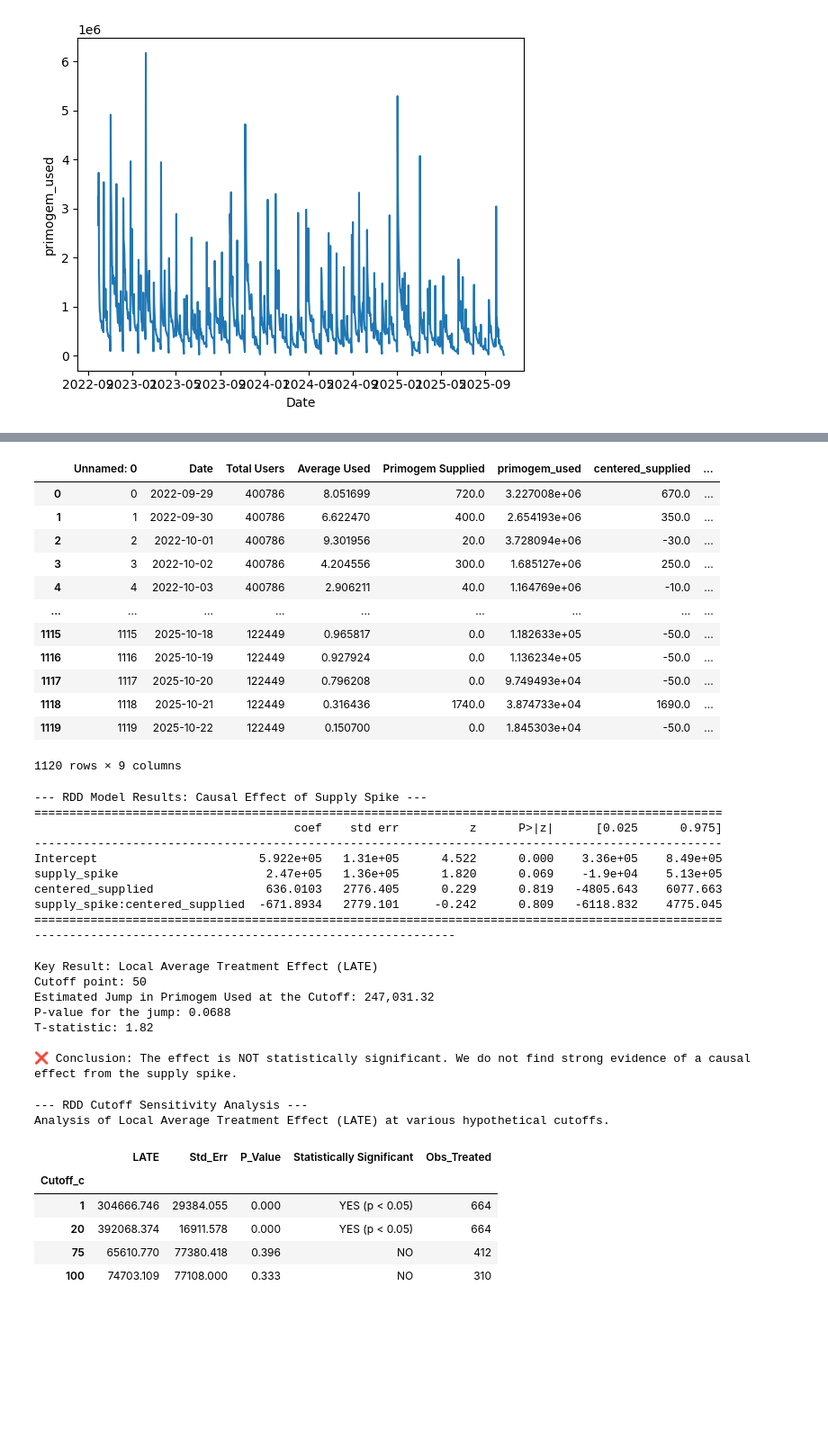
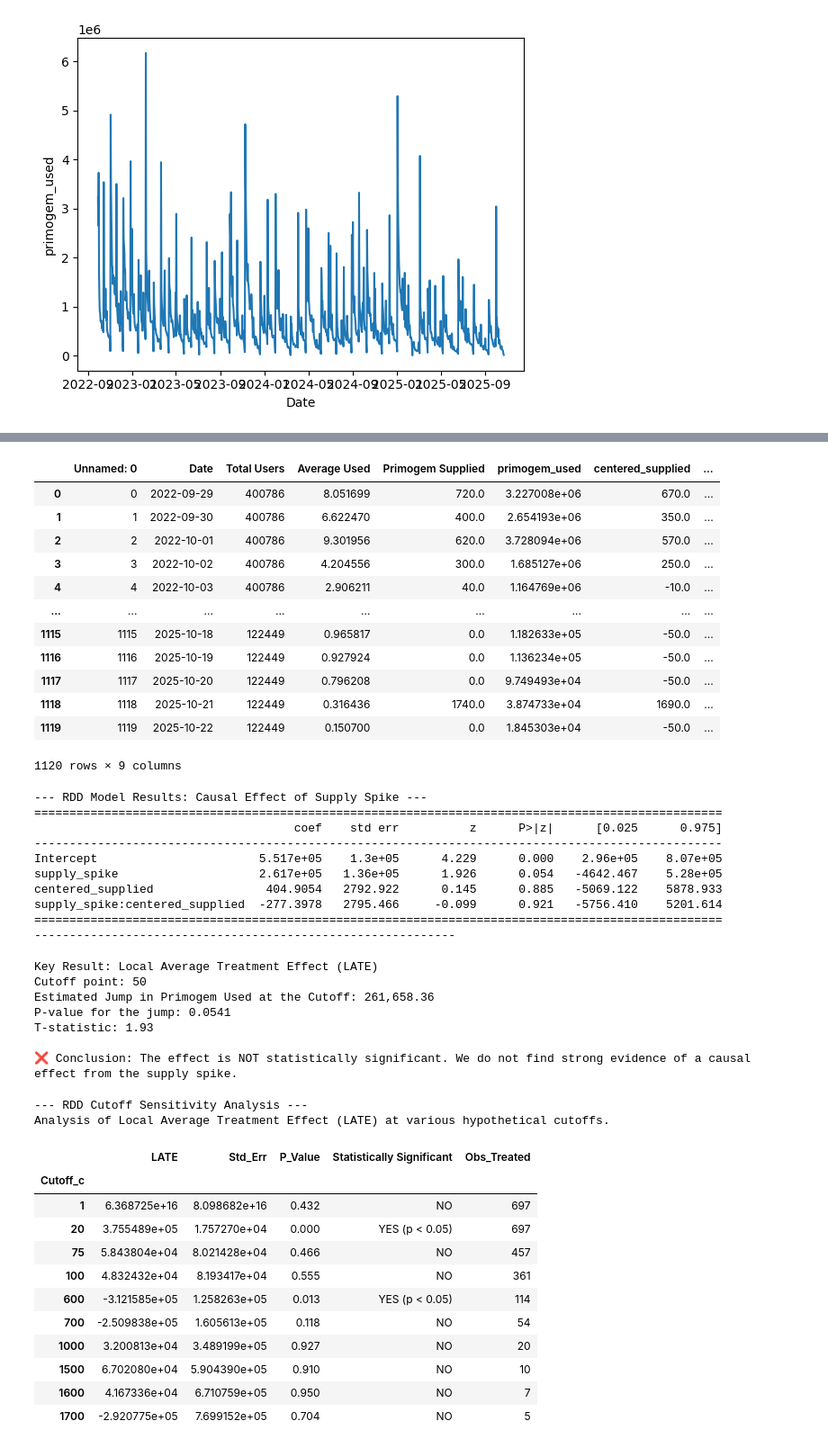
Before and after one commit to BSDSBA-JF/genshin_nx, a Jupyter notebook: 04_regression_discontinuity_design.ipynb, the cells around one changed output, grey strips where cells are left out. Shown at 90% size. Cells and saved outputs as stored; diff of their text form; code cells hidden in the pictures; blank space fills up the shorter version.

```diff
--- a/04_regression_discontinuity_design.ipynb
+++ b/04_regression_discontinuity_design.ipynb
@@ -15,6 +15,14 @@ sns.histplot(p_market['Primogem Supplied'])
 CUTOFF_C = 50
 
 p_market["Date"]= pd.to_datetime(p_market["Date"])
+
+# Add 600 primogems if 1st or 16th of the monthx
+p_market['Primogem Supplied'] = p_market['Primogem Supplied'] + np.where(
+    p_market['Date'].dt.day.isin([1, 16]),
+    600,
+    0
+)
+
 
 p_market['primogem_used'] = p_market['Primogem Used']
 p_market.drop(columns="Primogem Used",inplace = True)
@@ -59,7 +67,7 @@ p_market
 |  | Unnamed: 0 | Date | Total Users | Average Used | Primogem Supplied | primogem_used | centered_supplied | ... |
 | 0 | 0 | 2022-09-29 | 400786 | 8.051699 | 720.0 | 3.227008e+06 | 670.0 | ... |
 | 1 | 1 | 2022-09-30 | 400786 | 6.622470 | 400.0 | 2.654193e+06 | 350.0 | ... |
-| 2 | 2 | 2022-10-01 | 400786 | 9.301956 | 20.0 | 3.728094e+06 | -30.0 | ... |
+| 2 | 2 | 2022-10-01 | 400786 | 9.301956 | 620.0 | 3.728094e+06 | 570.0 | ... |
 | 3 | 3 | 2022-10-02 | 400786 | 4.204556 | 300.0 | 1.685127e+06 | 250.0 | ... |
 | 4 | 4 | 2022-10-03 | 400786 | 2.906211 | 40.0 | 1.164769e+06 | -10.0 | ... |
 | ... | ... | ... | ... | ... | ... | ... | ... | ... |
@@ -84,10 +92,10 @@ print("-" * 60)
 ==================================================================================================
                                      coef    std err          z      P>|z|      [0.025      0.975]
 --------------------------------------------------------------------------------------------------
-Intercept                       5.922e+05   1.31e+05      4.522      0.000    3.36e+05    8.49e+05
-supply_spike                     2.47e+05   1.36e+05      1.820      0.069    -1.9e+04    5.13e+05
-centered_supplied                636.0103   2776.405      0.229      0.819   -4805.643    6077.663
-supply_spike:centered_supplied  -671.8934   2779.101     -0.242      0.809   -6118.832    4775.045
+Intercept                       5.517e+05    1.3e+05      4.229      0.000    2.96e+05    8.07e+05
+supply_spike                    2.617e+05   1.36e+05      1.926      0.054   -4642.467    5.28e+05
+centered_supplied                404.9054   2792.922      0.145      0.885   -5069.122    5878.933
+supply_spike:centered_supplied  -277.3978   2795.466     -0.099      0.921   -5756.410    5201.614
 ==================================================================================================
 ------------------------------------------------------------
 # %%
@@ -109,9 +117,9 @@ else:
 # %% [output]
 Key Result: Local Average Treatment Effect (LATE)
 Cutoff point: 50
-Estimated Jump in Primogem Used at the Cutoff: 247,031.32
-P-value for the jump: 0.0688
-T-statistic: 1.82
+Estimated Jump in Primogem Used at the Cutoff: 261,658.36
+P-value for the jump: 0.0541
+T-statistic: 1.93
 
 ❌ Conclusion: The effect is NOT statistically significant. We do not find strong evidence of a causal effect from the supply spike.
 # %%
@@ -164,41 +172,47 @@ def run_rdd_at_cutoff(df, cutoff_value):
         }
 
 
-TEST_CUTOFFS = [1, 20, 75, 100]
+TEST_CUTOFFS = [1, 20, 75, 100, 600, 700, 1000, 1500, 1600, 1700]
 # --- 3. Loop Through Cutoffs and Collect Results ---
 results = []
 for cutoff in TEST_CUTOFFS:
     # Make a copy of the dataframe to avoid modifying the original in the loop
     temp_df = p_market.copy()
 
     # Run the RDD
     result_dict = run_rdd_at_cutoff(temp_df, cutoff)
 
     # Store the results with the cutoff value
     result_dict['Cutoff_c'] = cutoff
     results.append(result_dict)
 
 
 # --- 4. Display Results ---
 sensitivity_df = pd.DataFrame(results)
 
 # Create a column for significance
 sensitivity_df['Statistically Significant'] = np.where(sensitivity_df['P_Value'] < 0.05, 'YES (p < 0.05)', 'NO')
 
 print("\n--- RDD Cutoff Sensitivity Analysis ---")
 print("Analysis of Local Average Treatment Effect (LATE) at various hypothetical cutoffs.")
 
 # Format the output table for readability
 sensitivity_df = sensitivity_df.set_index('Cutoff_c')
 sensitivity_df[['LATE', 'Std_Err', 'P_Value', 'Obs_Treated']] = sensitivity_df[['LATE', 'Std_Err', 'P_Value', 'Obs_Treated']].round(3)
 
 sensitivity_df[['LATE', 'Std_Err', 'P_Value', 'Statistically Significant', 'Obs_Treated']]
 # %% [output]
 --- RDD Cutoff Sensitivity Analysis ---
 Analysis of Local Average Treatment Effect (LATE) at various hypothetical cutoffs.
 |  | LATE | Std_Err | P_Value | Statistically Significant | Obs_Treated |
 | Cutoff_c |  |  |  |  |  |
-| 1 | 304666.746 | 29384.055 | 0.000 | YES (p < 0.05) | 664 |
-| 20 | 392068.374 | 16911.578 | 0.000 | YES (p < 0.05) | 664 |
-| 75 | 65610.770 | 77380.418 | 0.396 | NO | 412 |
-| 100 | 74703.109 | 77108.000 | 0.333 | NO | 310 |
+| 1 | 6.368725e+16 | 8.098682e+16 | 0.432 | NO | 697 |
+| 20 | 3.755489e+05 | 1.757270e+04 | 0.000 | YES (p < 0.05) | 697 |
+| 75 | 5.843804e+04 | 8.021428e+04 | 0.466 | NO | 457 |
+| 100 | 4.832432e+04 | 8.193417e+04 | 0.555 | NO | 361 |
+| 600 | -3.121585e+05 | 1.258263e+05 | 0.013 | YES (p < 0.05) | 114 |
+| 700 | -2.509838e+05 | 1.605613e+05 | 0.118 | NO | 54 |
+| 1000 | 3.200813e+04 | 3.489199e+05 | 0.927 | NO | 20 |
+| 1500 | 6.702080e+04 | 5.904390e+05 | 0.910 | NO | 10 |
+| 1600 | 4.167336e+04 | 6.710759e+05 | 0.950 | NO | 7 |
+| 1700 | -2.920775e+05 | 7.699152e+05 | 0.704 | NO | 5 |
```
Also changed, not shown: parts of 3 cells of this notebook.
